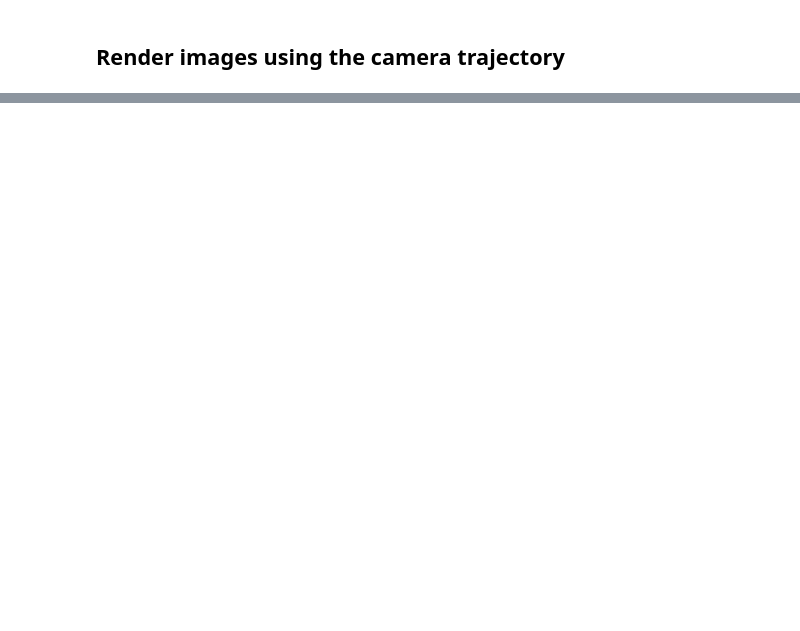
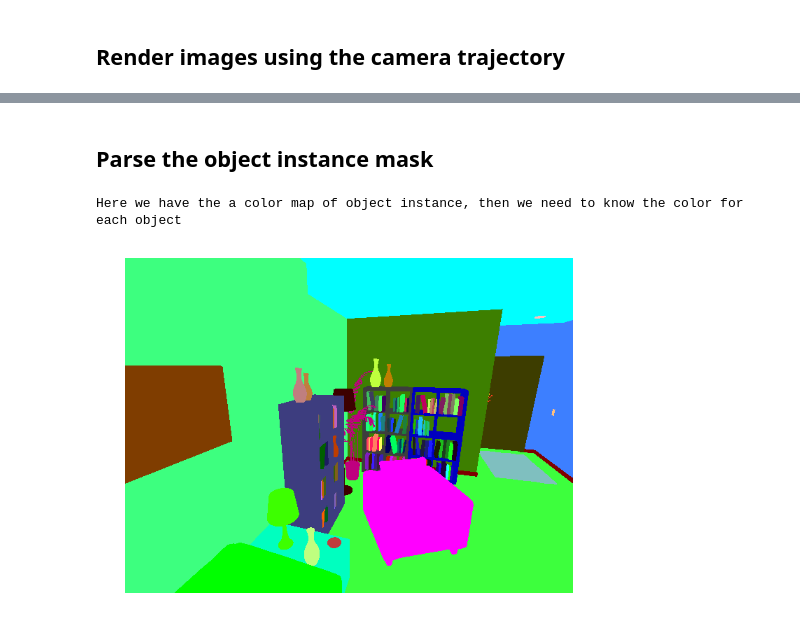
Before and after one commit to unrealcv/unrealcv, a Jupyter notebook: client/examples/generate-images.ipynb, the cells around one changed output, grey strips where cells are left out. Drawn from its saved outputs; the diff is of its cells as text; code cells hidden in the pictures; blank space fills up the shorter version.

```diff
--- a/client/examples/generate-images.ipynb
+++ b/client/examples/generate-images.ipynb
@@ -12,8 +7,16 @@ from ipynb_util import *
 # %%
-import os, sys, time
+# Functions are defined in ipynb_util.py and loaded here, this makes version control easier.
+from ipynb_util import Namedict
+import os, sys, time, re, json
 import numpy as np
+from scipy import misc # for imread
+imread = misc.imread # use this instead of plt.imread
+
+# Load unrealcv python client
 sys.path.append('..')
 import ue4cv
+
+# Load matplotlib for plotting
 import matplotlib.pyplot as plt
 %matplotlib inline
 # %% [markdown]
@@ -57,0 +119,10 @@ Check how many objects in the scene and the portion
+# %% [markdown]
+## Parse the object instance mask
+# %%
+plt.rcParams['figure.figsize'] = (8, 6) # (w, h)
+subplot_image(111, frame.object_mask)
+
+print '''Here we have the a color map of object instance, then we need to know the color for each object'''
+# %% [output]
+Here we have the a color map of object instance, then we need to know the color for each object
+[figure, added]
```
Also changed, not shown: parts of 43 cells of this notebook.
